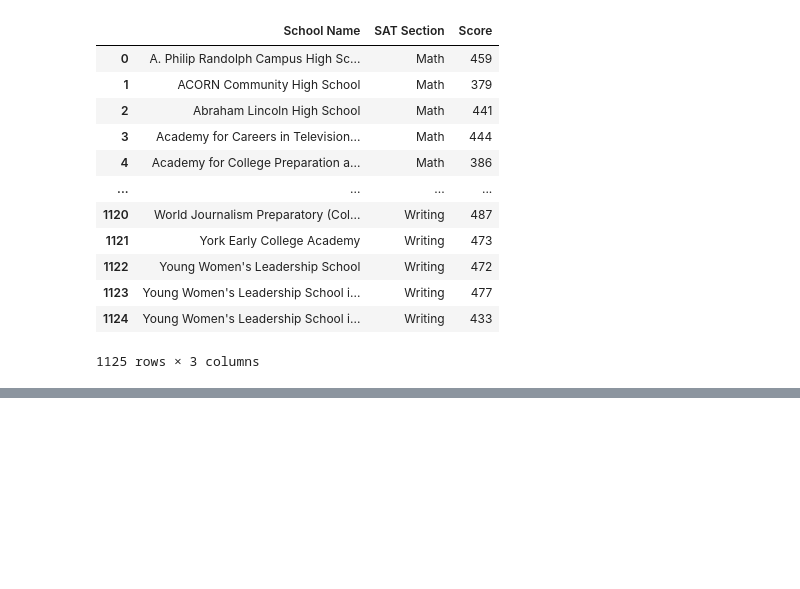
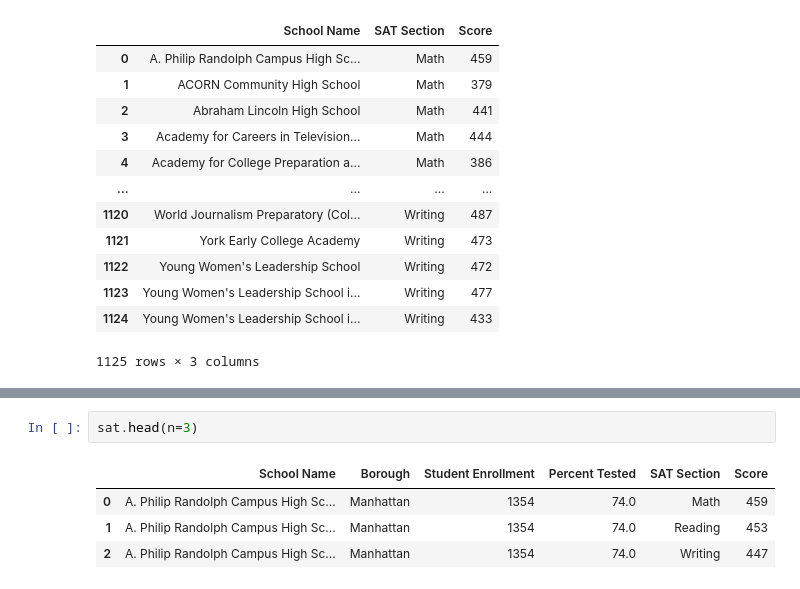
Before and after one commit to TomaszBury/The-ultimate-pandas-bootcamp-advanced-python-data-analysis, a Jupyter notebook: section_09/reshaping_with_pivots.ipynb, the cells around one changed output, grey strips where cells are left out. Cells and saved outputs as stored; diff of their text form; blank space fills up the shorter version.

```diff
--- a/section_09/reshaping_with_pivots.ipynb
+++ b/section_09/reshaping_with_pivots.ipynb
@@ -348,0 +359,7 @@ pivoted.reset_index().melt(id_vars='School Name', value_name='Score')
+# %%
+sat.head(n=3)
+# %% [output]
+|  | School Name | Borough | Student Enrollment | Percent Tested | SAT Section | Score |
+| 0 | A. Philip Randolph Campus High Sc... | Manhattan | 1354 | 74.0 | Math | 459 |
+| 1 | A. Philip Randolph Campus High Sc... | Manhattan | 1354 | 74.0 | Reading | 453 |
+| 2 | A. Philip Randolph Campus High Sc... | Manhattan | 1354 | 74.0 | Writing | 447 |
```
Also changed, not shown: parts of 2 cells of this notebook.
